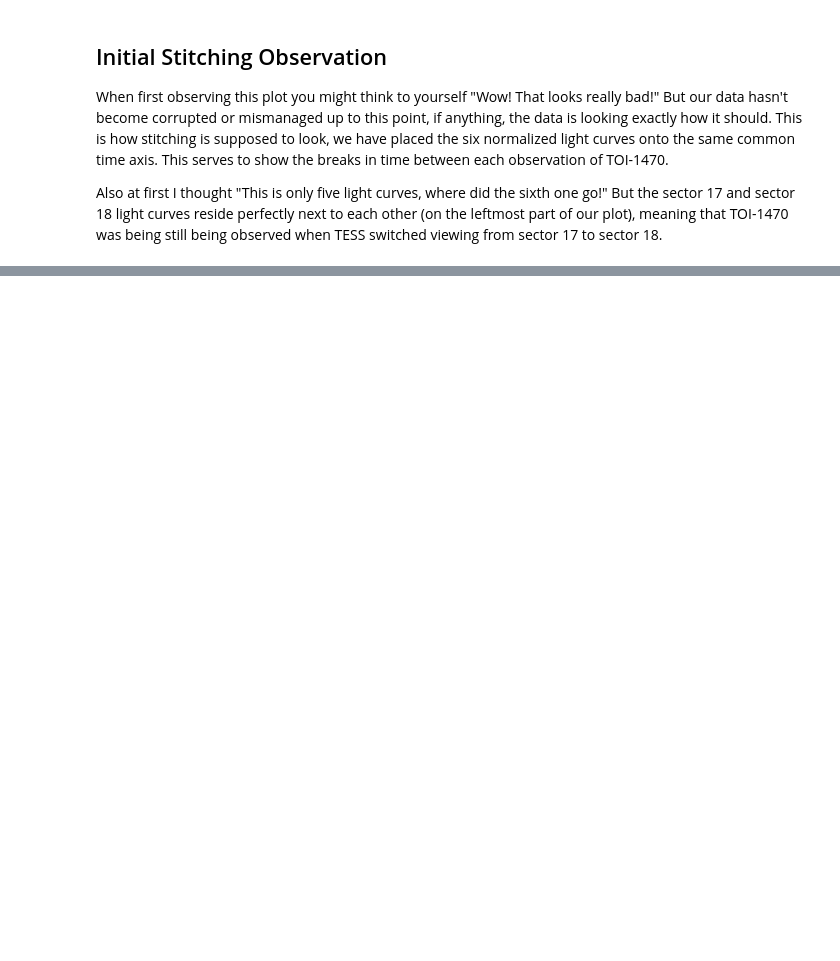
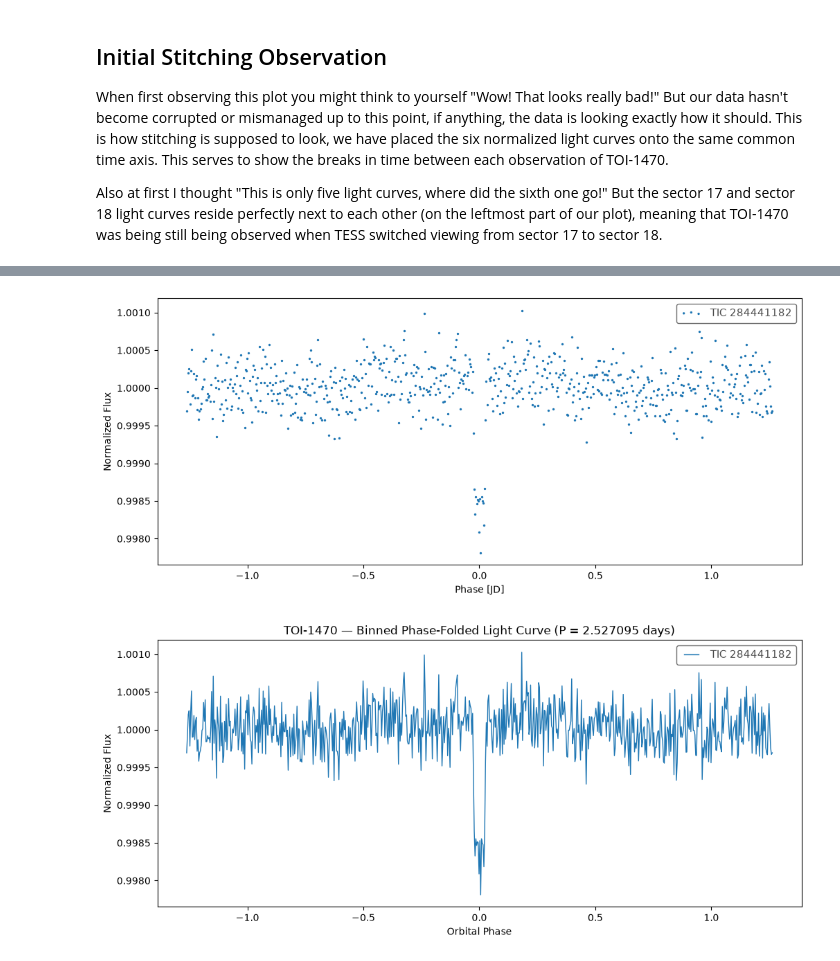
Before and after one commit to JonathonDPuchbauer/Recovery-of-TOI-1470-Planetary-System-Research-Project, a Jupyter notebook: notebooks/TOI-1470-analysis.ipynb, the cells around one changed output, grey strips where cells are left out. Saved outputs shown, nothing was run; the diff lists cells and outputs as text; code cells hidden in the pictures; blank space fills up the shorter version.

```diff
--- a/notebooks/TOI-1470-analysis.ipynb
+++ b/notebooks/TOI-1470-analysis.ipynb
@@ -273,0 +372,24 @@ Also at first I thought "This is only five light curves, where did the sixth one
+# %%
+import astropy.units as u
+
+zoomed_fold = folded_lc[np.abs(folded_lc.phase.value) < 0.25]
+
+binned_fold = folded_lc.bin(time_bin_size=5 * u.minute)
+
+fig, ax = plt.subplots(figsize=(12, 5))
+binned_fold.scatter(ax=ax, s=8)
+
+fig, ax = plt.subplots(figsize=(12, 5))
+binned_fold.plot(ax=ax, linewidth=1)
+
+plt.title(
+    f"TOI-1470 — Binned Phase-Folded Light Curve "
+    f"(P = {best_period.value:.6f} days)")
+
+plt.xlabel("Orbital Phase")
+plt.ylabel("Normalized Flux")
+
+plt.show()
+# %% [output]
+[figure, added]
+[figure, added]
```
Also changed, not shown: parts of 17 cells of this notebook, 1 other file.
